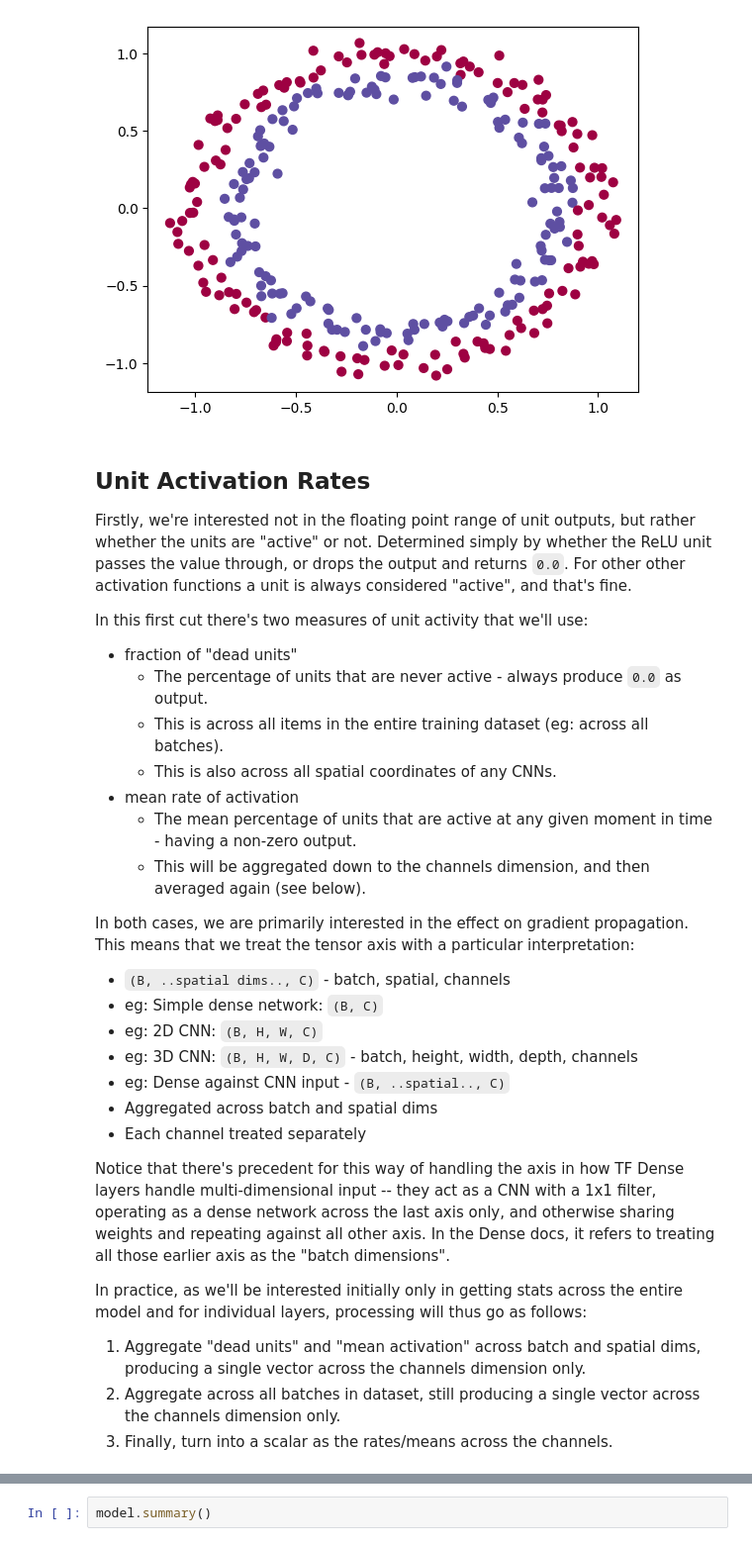
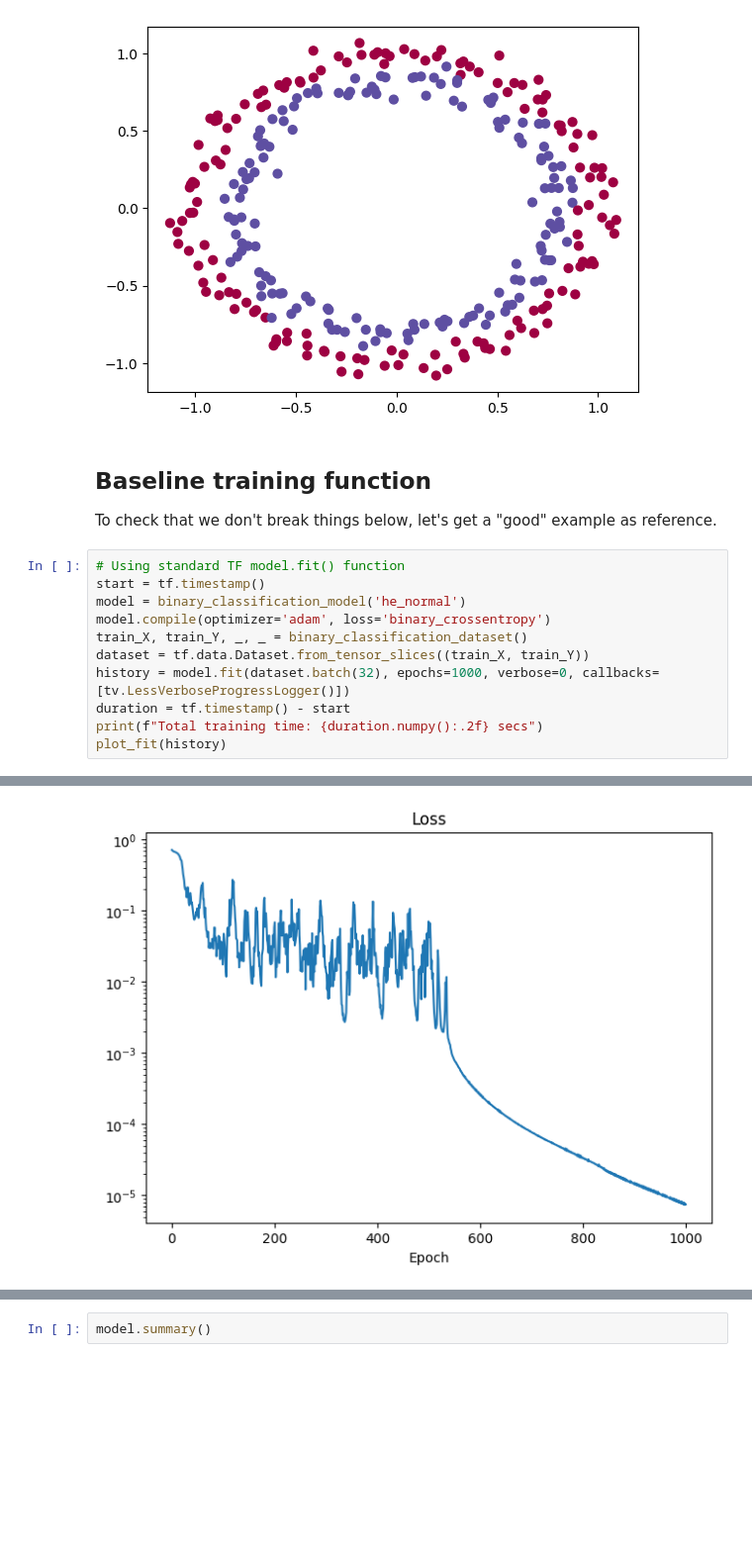
Before and after one commit to malcolmlett/training-instrumentation-toolkit, a Jupyter notebook: Learning_visualisations_v8.ipynb, the cells around one changed output, grey strips where cells are left out. Shown at 99% size. Drawn from its saved outputs; the diff is of its cells as text; blank space fills up the shorter version.

```diff
--- a/Learning_visualisations_v8.ipynb
+++ b/Learning_visualisations_v8.ipynb
@@ -109,31 +100,18 @@ plt.show()
 # %% [output]
 train_X: (300, 2), train_Y: (300, 1), test_X: (100, 2), test_Y: (100, 1)
 [figure]
-# %% [markdown]
-## Unit Activation Rates
-Firstly, we're interested not in the floating point range of unit outputs, but rather whether the units are "active" or not. Determined simply by whether the ReLU unit passes the value through, or drops the output and returns `0.0`. For other other activation functions a unit is always considered "active", and that's fine.
-
-In this first cut there's two measures of unit activity that we'll use:
-* fraction of "dead units"
-  * The percentage of units that are never active - always produce `0.0` as output.
-  * This is across all items in the entire training dataset (eg: across all batches).
-  * This is also across all spatial coordinates of any CNNs.
-* mean rate of activation
-  * The mean percentage of units that are active at any given moment in time - having a non-zero output.
-  * This will be aggregated down to the channels dimension, and then averaged again (see below).
-
-In both cases, we are primarily interested in the effect on gradient propagation. This means that we treat the tensor axis with a particular interpretation:
-* `(B, ..spatial dims.., C)` - batch, spatial, channels
-* eg: Simple dense network: `(B, C)`
-* eg: 2D CNN: `(B, H, W, C)`
-* eg: 3D CNN: `(B, H, W, D, C)` - batch, height, width, depth, channels
-* eg: Dense against CNN input - `(B, ..spatial.., C)`
-* Aggregated across batch and spatial dims
-* Each channel treated separately
-
-Notice that there's precedent for this way of handling the axis in how TF Dense layers handle multi-dimensional input -- they act as a CNN with a 1x1 filter, operating as a dense network across the last axis only, and otherwise sharing weights and repeating against all other axis. In the Dense docs, it refers to treating all those earlier axis as the "batch dimensions".
-
-In practice, as we'll be interested initially only in getting stats across the entire model and for individual layers, processing will thus go as follows:
-1. Aggregate "dead units" and "mean activation" across batch and spatial dims, producing a single vector across the channels dimension only.
-2. Aggregate across all batches in dataset, still producing a single vector across the channels dimension only.
-3. Finally, turn into a scalar as the rates/means across the channels.
+# %% [markdown]
+## Baseline training function
+To check that we don't break things below, let's get a "good" example as reference.
+# %%
+# Using standard TF model.fit() function
+start = tf.timestamp()
+model = binary_classification_model('he_normal')
+model.compile(optimizer='adam', loss='binary_crossentropy')
+train_X, train_Y, _, _ = binary_classification_dataset()
+dataset = tf.data.Dataset.from_tensor_slices((train_X, train_Y))
+history = model.fit(dataset.batch(32), epochs=1000, verbose=0, callbacks=[tv.LessVerboseProgressLogger()])
+duration = tf.timestamp() - start
+print(f"Total training time: {duration.numpy():.2f} secs")
+plot_fit(history)
+# %% [output]
@@ -139,0 +129 @@ In practice, as we'll be interested initially only in getting stats across the e
+[figure, added]
```
Also changed, not shown: parts of 9 cells of this notebook.
